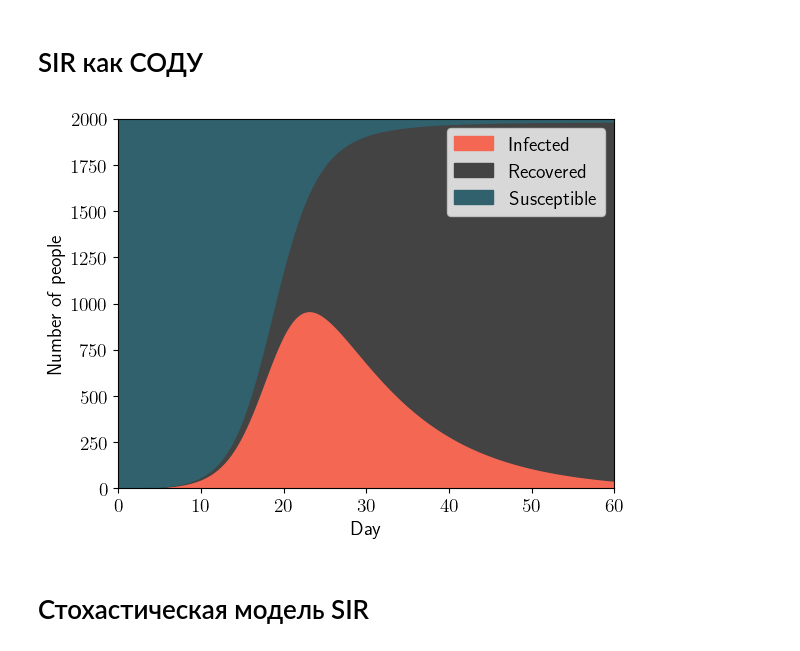
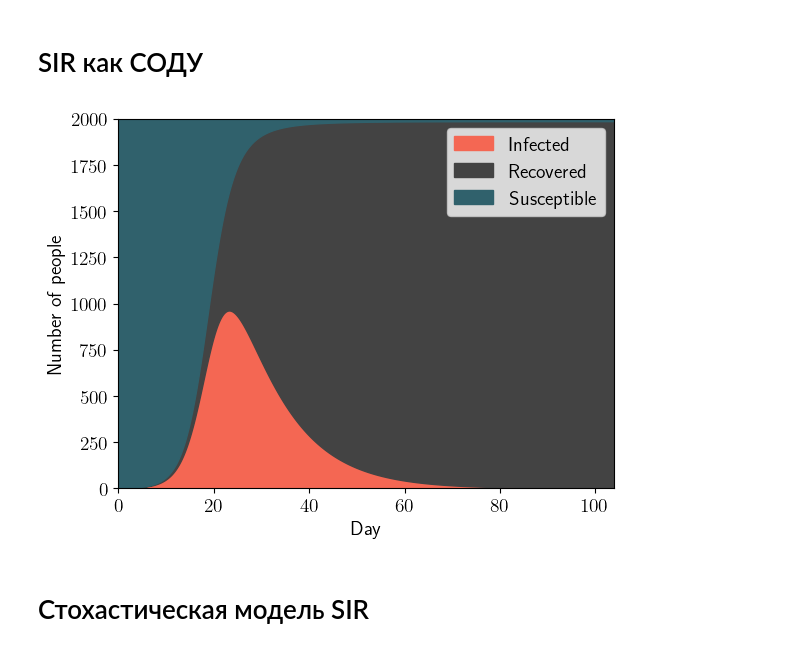
Before and after one commit to kisnikser/Epidemic-Spread-Models, a Jupyter notebook: main.ipynb, the cells around one changed output. Drawn from its saved outputs; the diff is of its cells as text; code cells hidden in the pictures.

```diff
--- a/main.ipynb
+++ b/main.ipynb
@@ -45,17 +42,17 @@ def SIREpidemicPlot(sir, time_steps, save=False):
 # %%
 #beta = lambda t: 0.7 if t <=10 else 0.2
 beta = 0.5
 gamma = 0.1
 S0 = 2000
 I0 = 1
 R0 = 0
 
 sir = SIR(beta, gamma, S0, I0, R0)
-time_steps = np.linspace(0, 60, 1001) # 2 months
+time_steps = np.linspace(0, 104, 1001) # 2 months
 
 SIREpidemicPlot(sir, time_steps, save=True)
 # %% [output]
-[figure, old version]
+[figure, new version]
 # %% [markdown]
 # Стохастическая модель SIR
 # %%
```
Also changed, not shown: parts of 2 cells of this notebook, 2 other files.
